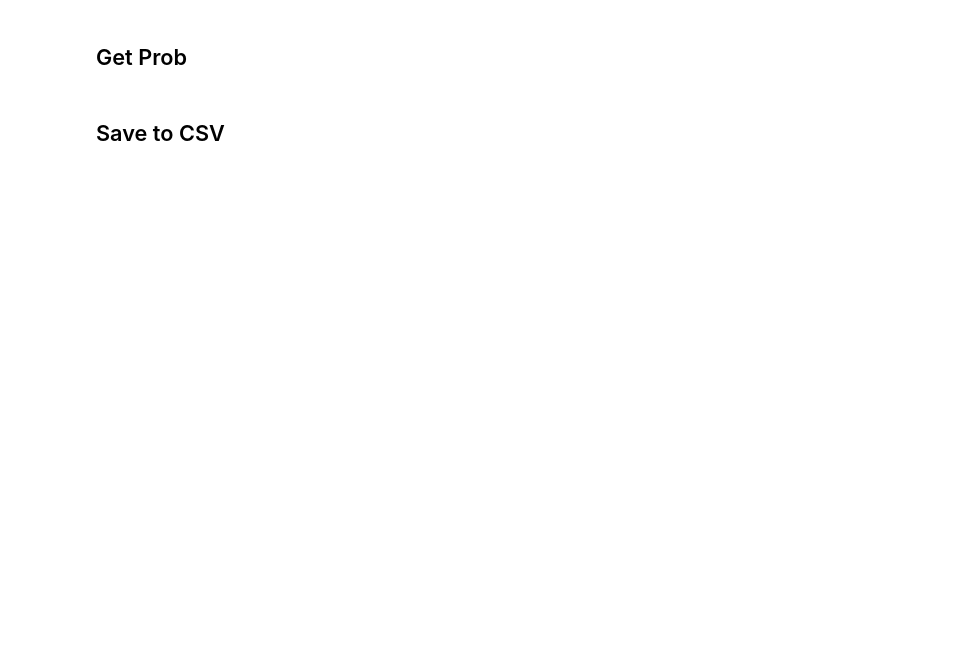
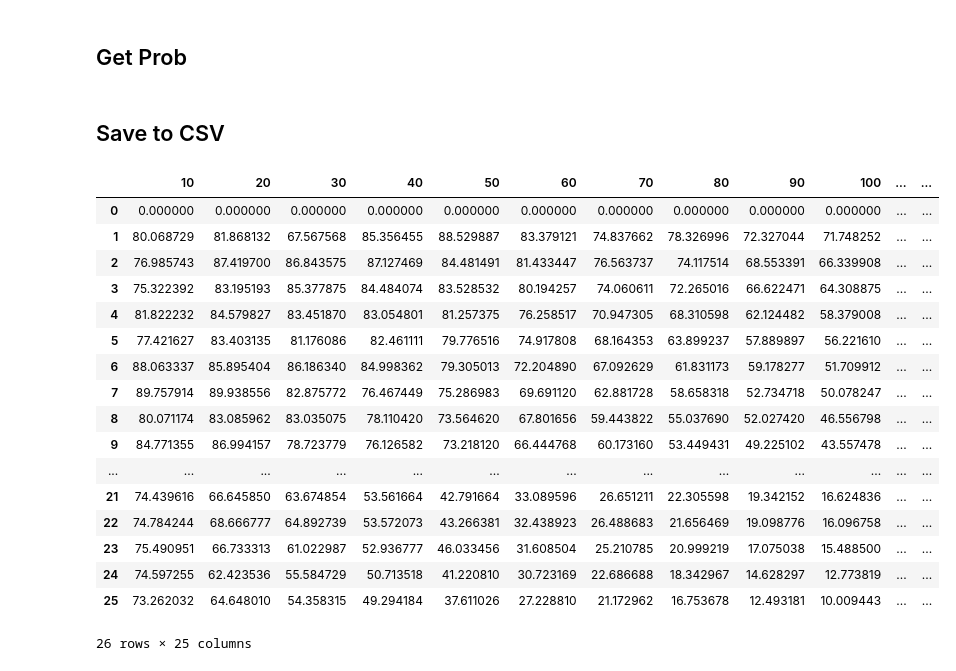
Before and after one commit to fazlurnu/adsb_reception_model_opensky, a Jupyter notebook: scripts/get_reception_prob.ipynb, the cells around one changed output. Drawn from its saved outputs; the diff is of its cells as text; code cells hidden in the pictures; blank space fills up the shorter version.

```diff
--- a/scripts/get_reception_prob.ipynb
+++ b/scripts/get_reception_prob.ipynb
@@ -309,3 +333,24 @@ df_prob_second_bump.to_csv('{}/probability_second_bump.csv'.format(path))
 df_nb_of_data.to_csv('{}/nb_data.csv'.format(path))
 
 params_df.to_csv('{}/params.csv'.format(path))
+# %%
+df_prob_first_bump
+# %% [output]
+|  | 10 | 20 | 30 | 40 | 50 | 60 | 70 | 80 | 90 | 100 | ... | ... |
+| 0 | 0.000000 | 0.000000 | 0.000000 | 0.000000 | 0.000000 | 0.000000 | 0.000000 | 0.000000 | 0.000000 | 0.000000 | ... | ... |
+| 1 | 80.068729 | 81.868132 | 67.567568 | 85.356455 | 88.529887 | 83.379121 | 74.837662 | 78.326996 | 72.327044 | 71.748252 | ... | ... |
+| 2 | 76.985743 | 87.419700 | 86.843575 | 87.127469 | 84.481491 | 81.433447 | 76.563737 | 74.117514 | 68.553391 | 66.339908 | ... | ... |
+| 3 | 75.322392 | 83.195193 | 85.377875 | 84.484074 | 83.528532 | 80.194257 | 74.060611 | 72.265016 | 66.622471 | 64.308875 | ... | ... |
+| 4 | 81.822232 | 84.579827 | 83.451870 | 83.054801 | 81.257375 | 76.258517 | 70.947305 | 68.310598 | 62.124482 | 58.379008 | ... | ... |
+| 5 | 77.421627 | 83.403135 | 81.176086 | 82.461111 | 79.776516 | 74.917808 | 68.164353 | 63.899237 | 57.889897 | 56.221610 | ... | ... |
+| 6 | 88.063337 | 85.895404 | 86.186340 | 84.998362 | 79.305013 | 72.204890 | 67.092629 | 61.831173 | 59.178277 | 51.709912 | ... | ... |
+| 7 | 89.757914 | 89.938556 | 82.875772 | 76.467449 | 75.286983 | 69.691120 | 62.881728 | 58.658318 | 52.734718 | 50.078247 | ... | ... |
+| 8 | 80.071174 | 83.085962 | 83.035075 | 78.110420 | 73.564620 | 67.801656 | 59.443822 | 55.037690 | 52.027420 | 46.556798 | ... | ... |
+| 9 | 84.771355 | 86.994157 | 78.723779 | 76.126582 | 73.218120 | 66.444768 | 60.173160 | 53.449431 | 49.225102 | 43.557478 | ... | ... |
+| ... | ... | ... | ... | ... | ... | ... | ... | ... | ... | ... | ... | ... |
+| 21 | 74.439616 | 66.645850 | 63.674854 | 53.561664 | 42.791664 | 33.089596 | 26.651211 | 22.305598 | 19.342152 | 16.624836 | ... | ... |
+| 22 | 74.784244 | 68.666777 | 64.892739 | 53.572073 | 43.266381 | 32.438923 | 26.488683 | 21.656469 | 19.098776 | 16.096758 | ... | ... |
+| 23 | 75.490951 | 66.733313 | 61.022987 | 52.936777 | 46.033456 | 31.608504 | 25.210785 | 20.999219 | 17.075038 | 15.488500 | ... | ... |
+| 24 | 74.597255 | 62.423536 | 55.584729 | 50.713518 | 41.220810 | 30.723169 | 22.686688 | 18.342967 | 14.628297 | 12.773819 | ... | ... |
+| 25 | 73.262032 | 64.648010 | 54.358315 | 49.294184 | 37.611026 | 27.228810 | 21.172962 | 16.753678 | 12.493181 | 10.009443 | ... | ... |
+26 rows × 25 columns
```
Also changed, not shown: parts of 11 cells of this notebook.
